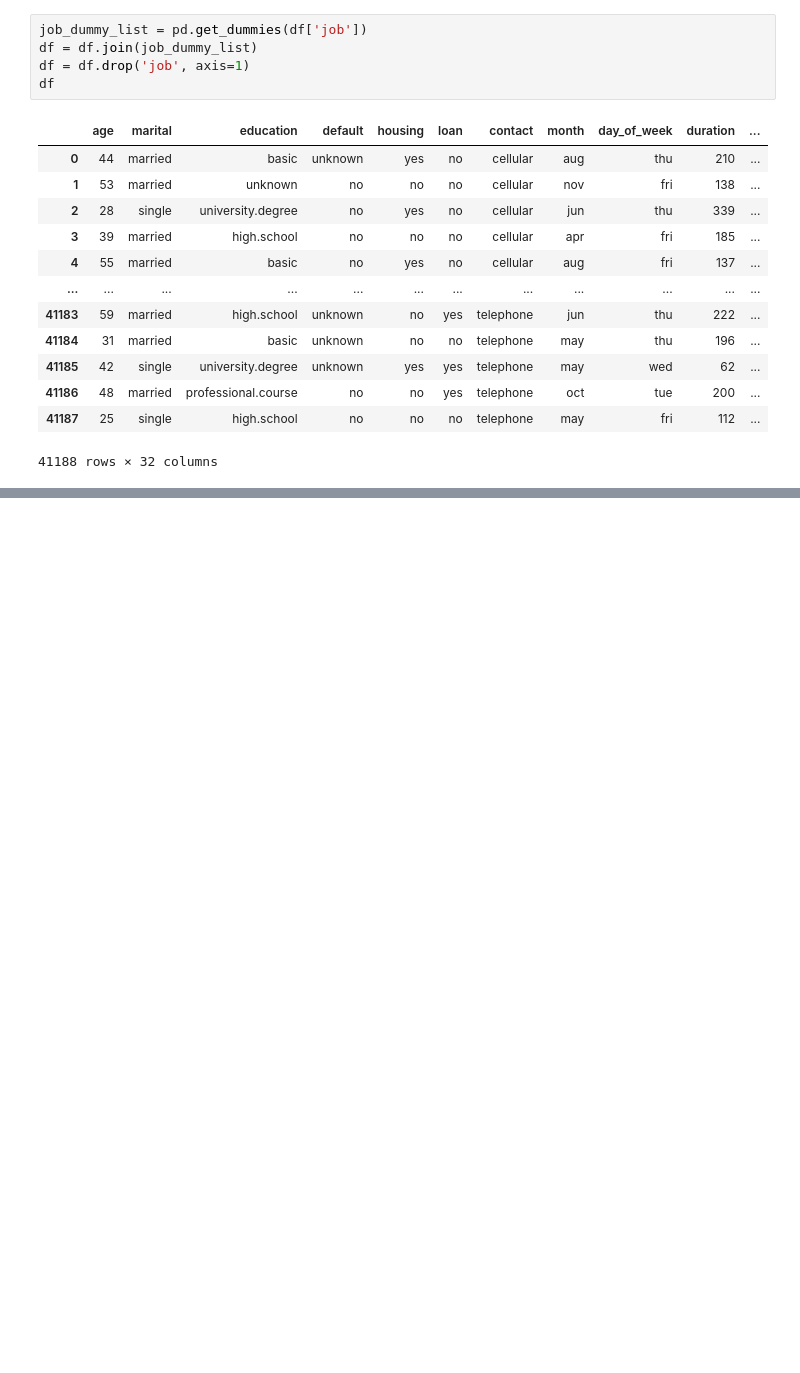
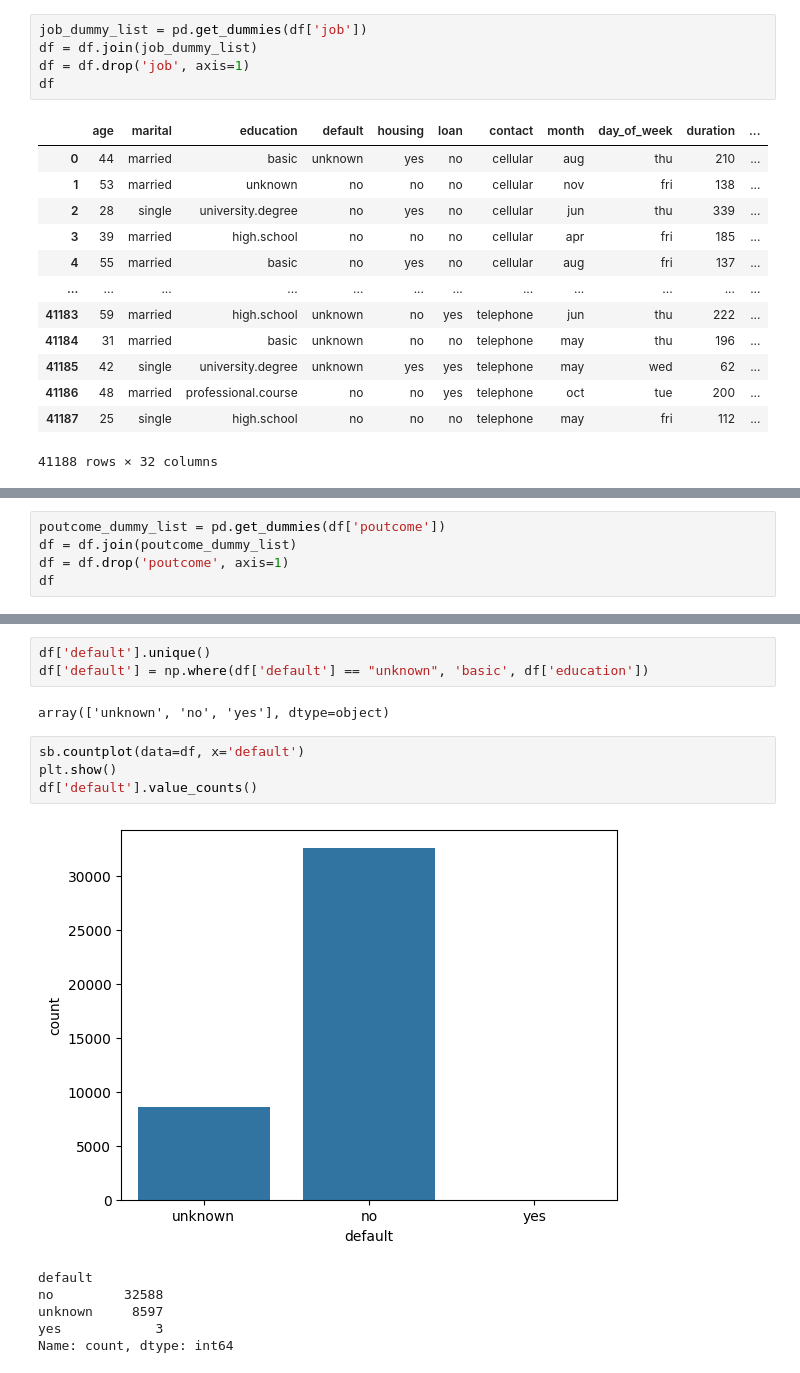
Before and after one commit to MrBigJupiter/LogisticRegression_Sandbox, a Jupyter notebook: log_prac.ipynb, the cells around one changed output, grey strips where cells are left out. Saved outputs shown, nothing was run; the diff lists cells and outputs as text; blank space fills up the shorter version.

Commit message:
Check the histogram and frequency of the data inside the default credits column

```diff
--- a/log_prac.ipynb
+++ b/log_prac.ipynb
@@ -150,0 +168,5 @@ array(['cellular', 'telephone'], dtype=object)
+# %%
+poutcome_dummy_list = pd.get_dummies(df['poutcome'])
+df = df.join(poutcome_dummy_list)
+df = df.drop('poutcome', axis=1)
+df
@@ -150,0 +187,16 @@ array(['cellular', 'telephone'], dtype=object)
+# %%
+df['default'].unique()
+df['default'] = np.where(df['default'] == "unknown", 'basic', df['education'])
+# %% [output]
+array(['unknown', 'no', 'yes'], dtype=object)
+# %%
+sb.countplot(data=df, x='default')
+plt.show()
+df['default'].value_counts()
+# %% [output]
+[figure, added]
+default
+no         32588
+unknown     8597
+yes            3
+Name: count, dtype: int64
```
Also changed, not shown: parts of 3 cells of this notebook.
